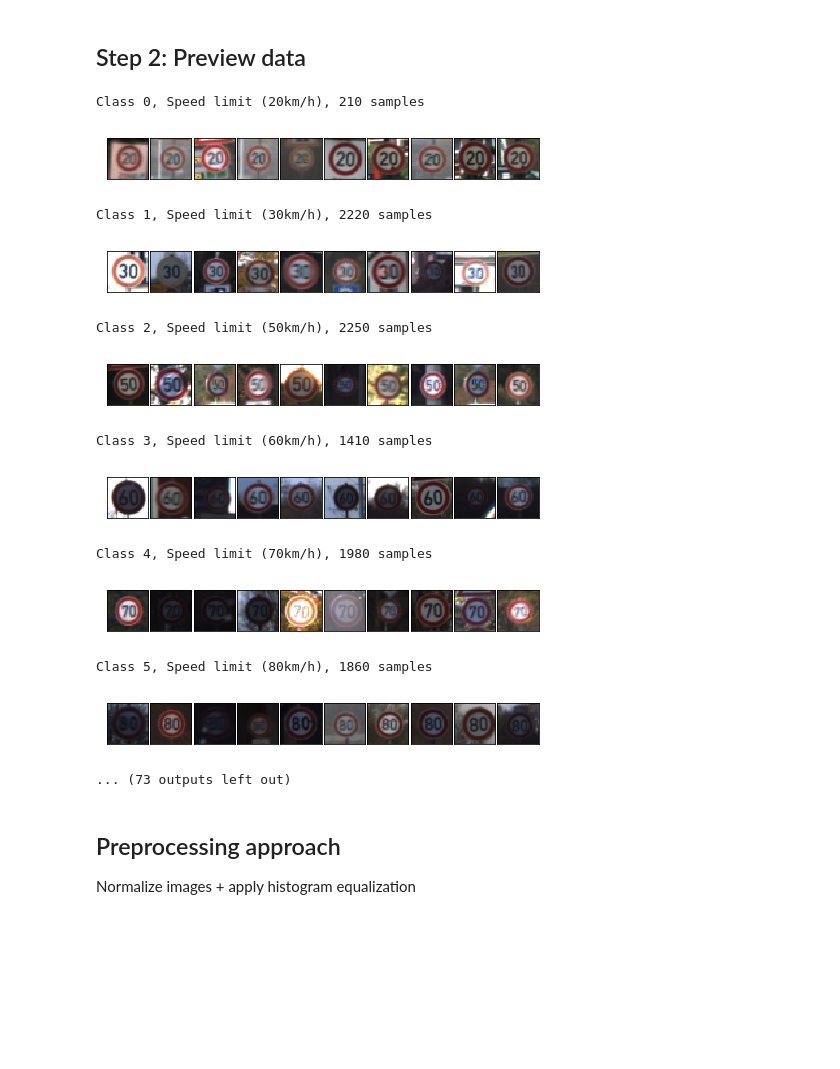
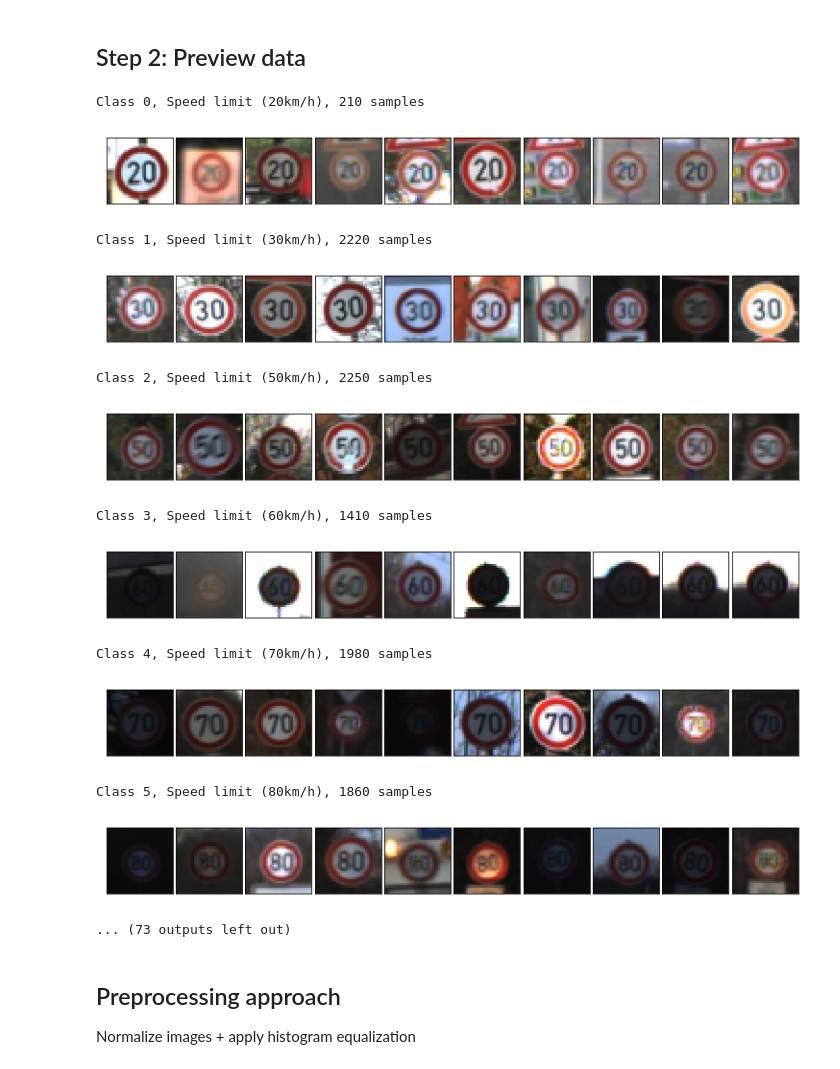
Before and after one commit to evgenyslab/CarND-Traffic-Sign-Classifier, a Jupyter notebook: Traffic_Sign_Classifier.ipynb, the cells around one changed output. Cells and saved outputs as stored; diff of their text form; code cells hidden in the pictures; blank space fills up the shorter version.

```diff
--- a/Traffic_Sign_Classifier.ipynb
+++ b/Traffic_Sign_Classifier.ipynb
@@ -84,45 +84,45 @@ Classes:        43
 def preview(Data,Targets,classes):
     idxArray = np.arange(len(y_train))
     for c in classes:
         # indices of train examples that are of class c:
         idxs = idxArray[y_train==c]
         print("Class {:1d}, {}, {} samples".format(c, class_names[c], len(idxs)))
         # randomly sample 10 indices:
         random_indices = random.sample(idxs.tolist(), 10)
         # prepare figure:
-        fig = plt.figure(figsize = (6, 1))
+        fig = plt.figure(figsize = (10, 3))
         fig.subplots_adjust(left = 0, right = 1, bottom = 0, top = 1, hspace = 0.05, wspace = 0.05)
         for i in range(10):
             axis = fig.add_subplot(1, 10, i + 1, xticks=[], yticks=[])
             if Data.shape[3]==3:
                 axis.imshow(Data[random_indices[i]])
             else:
                 temp = (Data[random_indices[i]] * 255.).astype(np.uint8)
                 axis.imshow(Data[random_indices[i]].squeeze(),cmap='gray')
                 pass
         plt.show()
 
 
 clist = range(0,42);
 preview(X_train,y_train,clist)
 plt.bar( np.arange( classList.size ), classCount, align='center' )
 plt.xlabel('Class Number')
 plt.ylabel('Number of examples')
 plt.xlim([-1, classList.size])
 plt.show()
 # %% [output]
 Class 0, Speed limit (20km/h), 210 samples
-[figure, old version]
+[figure, new version]
 Class 1, Speed limit (30km/h), 2220 samples
-[figure, old version]
+[figure, new version]
 Class 2, Speed limit (50km/h), 2250 samples
-[figure, old version]
+[figure, new version]
 Class 3, Speed limit (60km/h), 1410 samples
-[figure, old version]
+[figure, new version]
 Class 4, Speed limit (70km/h), 1980 samples
-[figure, old version]
+[figure, new version]
 Class 5, Speed limit (80km/h), 1860 samples
-[figure, old version]
+[figure, new version]
 ... (73 outputs left out)
 # %% [markdown]
 ## Preprocessing approach
```
Also changed, not shown: parts of 19 cells of this notebook.
